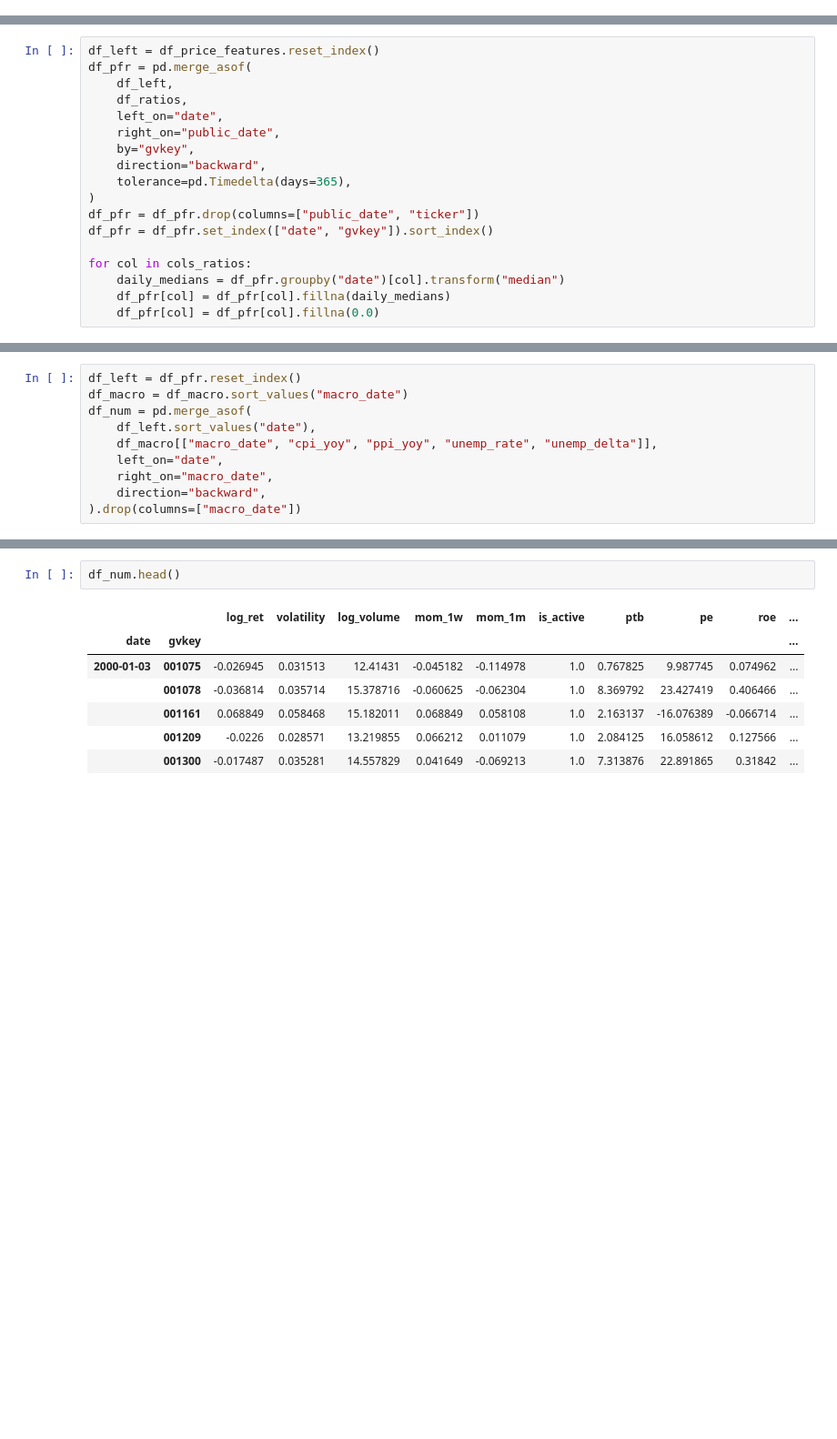
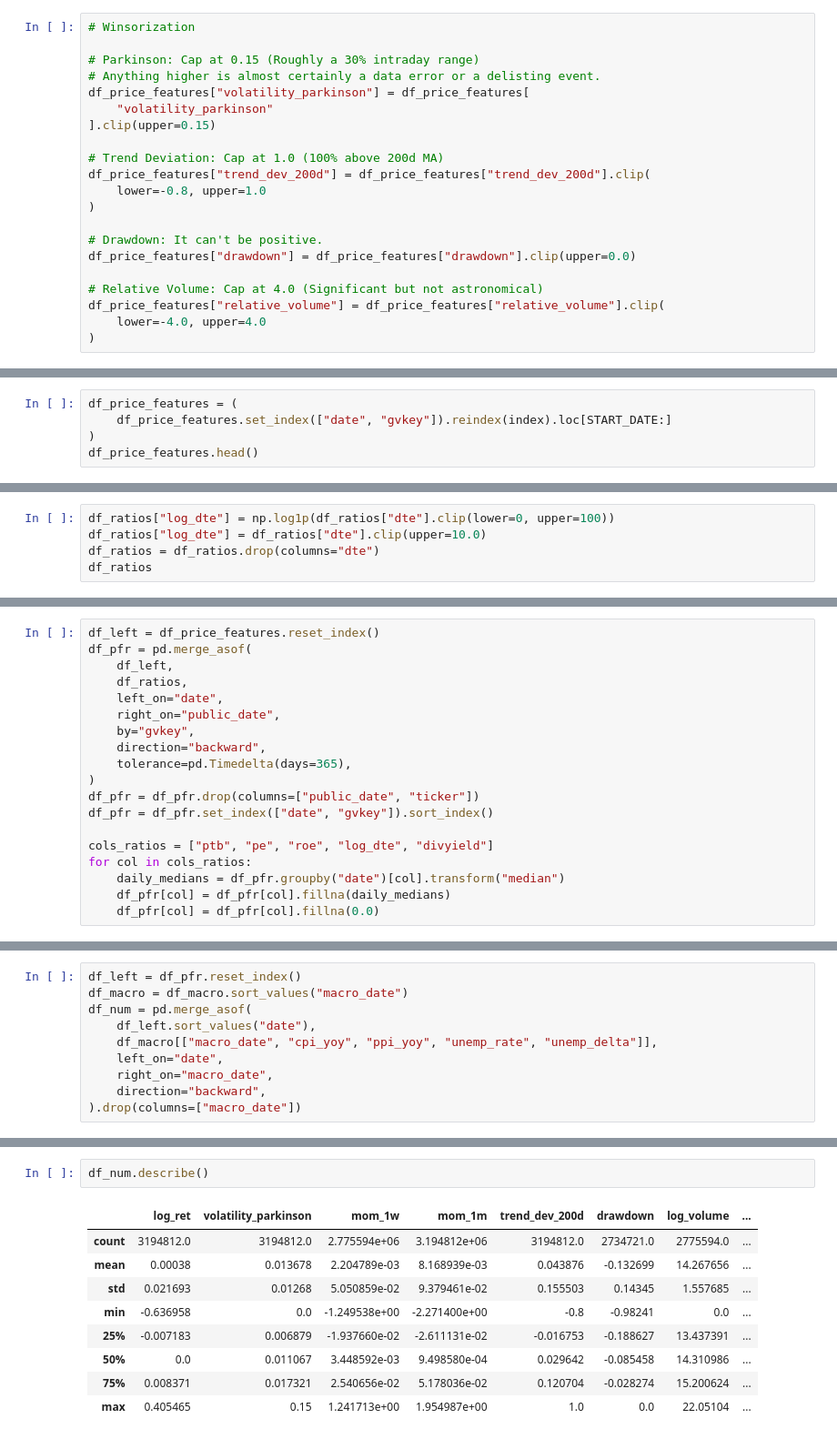
Before and after one commit to BRamesh02/Modality-aware-transformer, a Jupyter notebook: SP500_numerical_data.ipynb, the cells around one changed output, grey strips where cells are left out. Shown at 91% size. Cells and saved outputs as stored; diff of their text form; blank space fills up the shorter version.

Commit message:
Some more data cleaning (fillna(0) for drawdown feature, and re-run the ETL pipeline)

```diff
--- a/SP500_numerical_data.ipynb
+++ b/SP500_numerical_data.ipynb
@@ -211,0 +370,21 @@ df_price_features.head()
+# %%
+# Winsorization
+
+# Parkinson: Cap at 0.15 (Roughly a 30% intraday range)
+# Anything higher is almost certainly a data error or a delisting event.
+df_price_features["volatility_parkinson"] = df_price_features[
+    "volatility_parkinson"
+].clip(upper=0.15)
+
+# Trend Deviation: Cap at 1.0 (100% above 200d MA)
+df_price_features["trend_dev_200d"] = df_price_features["trend_dev_200d"].clip(
+    lower=-0.8, upper=1.0
+)
+
+# Drawdown: It can't be positive.
+df_price_features["drawdown"] = df_price_features["drawdown"].clip(upper=0.0)
+
+# Relative Volume: Cap at 4.0 (Significant but not astronomical)
+df_price_features["relative_volume"] = df_price_features["relative_volume"].clip(
+    lower=-4.0, upper=4.0
+)
@@ -211,0 +403,5 @@ df_price_features.head()
+# %%
+df_price_features = (
+    df_price_features.set_index(["date", "gvkey"]).reindex(index).loc[START_DATE:]
+)
+df_price_features.head()
@@ -245,3 +495,8 @@ for col in cols_ratios:
             daily_median = df_ratios.groupby("public_date")[col].transform("median")
             df_ratios[col] = df_ratios[col].fillna(daily_median)
             df_ratios[col] = df_ratios[col].ffill()
+# %%
+df_ratios["log_dte"] = np.log1p(df_ratios["dte"].clip(lower=0, upper=100))
+df_ratios["log_dte"] = df_ratios["dte"].clip(upper=10.0)
+df_ratios = df_ratios.drop(columns="dte")
+df_ratios
@@ -259,6 +528,7 @@ df_pfr = pd.merge_asof(
 df_pfr = df_pfr.drop(columns=["public_date", "ticker"])
 df_pfr = df_pfr.set_index(["date", "gvkey"]).sort_index()
 
+cols_ratios = ["ptb", "pe", "roe", "log_dte", "divyield"]
 for col in cols_ratios:
     daily_medians = df_pfr.groupby("date")[col].transform("median")
     df_pfr[col] = df_pfr[col].fillna(daily_medians)
@@ -317,10 +596,12 @@ df_num = df_num.set_index(["date", "gvkey"]).sort_index().loc[START_DATE:]
 # %%
-df_num.head()
+df_num.describe()
 # %% [output]
-|  |  | log_ret | volatility | log_volume | mom_1w | mom_1m | is_active | ptb | pe | roe | ... |
-| date | gvkey |  |  |  |  |  |  |  |  |  | ... |
-| 2000-01-03 | 001075 | -0.026945 | 0.031513 | 12.41431 | -0.045182 | -0.114978 | 1.0 | 0.767825 | 9.987745 | 0.074962 | ... |
-|  | 001078 | -0.036814 | 0.035714 | 15.378716 | -0.060625 | -0.062304 | 1.0 | 8.369792 | 23.427419 | 0.406466 | ... |
-|  | 001161 | 0.068849 | 0.058468 | 15.182011 | 0.068849 | 0.058108 | 1.0 | 2.163137 | -16.076389 | -0.066714 | ... |
-|  | 001209 | -0.0226 | 0.028571 | 13.219855 | 0.066212 | 0.011079 | 1.0 | 2.084125 | 16.058612 | 0.127566 | ... |
-|  | 001300 | -0.017487 | 0.035281 | 14.557829 | 0.041649 | -0.069213 | 1.0 | 7.313876 | 22.891865 | 0.31842 | ... |
+|  | log_ret | volatility_parkinson | mom_1w | mom_1m | trend_dev_200d | drawdown | log_volume | ... |
+| count | 3194812.0 | 3194812.0 | 2.775594e+06 | 3.194812e+06 | 3194812.0 | 2734721.0 | 2775594.0 | ... |
+| mean | 0.00038 | 0.013678 | 2.204789e-03 | 8.168939e-03 | 0.043876 | -0.132699 | 14.267656 | ... |
+| std | 0.021693 | 0.01268 | 5.050859e-02 | 9.379461e-02 | 0.155503 | 0.14345 | 1.557685 | ... |
+| min | -0.636958 | 0.0 | -1.249538e+00 | -2.271400e+00 | -0.8 | -0.98241 | 0.0 | ... |
+| 25% | -0.007183 | 0.006879 | -1.937660e-02 | -2.611131e-02 | -0.016753 | -0.188627 | 13.437391 | ... |
+| 50% | 0.0 | 0.011067 | 3.448592e-03 | 9.498580e-04 | 0.029642 | -0.085458 | 14.310986 | ... |
+| 75% | 0.008371 | 0.017321 | 2.540656e-02 | 5.178036e-02 | 0.120704 | -0.028274 | 15.200624 | ... |
+| max | 0.405465 | 0.15 | 1.241713e+00 | 1.954987e+00 | 1.0 | 0.0 | 22.05104 | ... |
```
Also changed, not shown: parts of 40 cells of this notebook, 3 other files.
